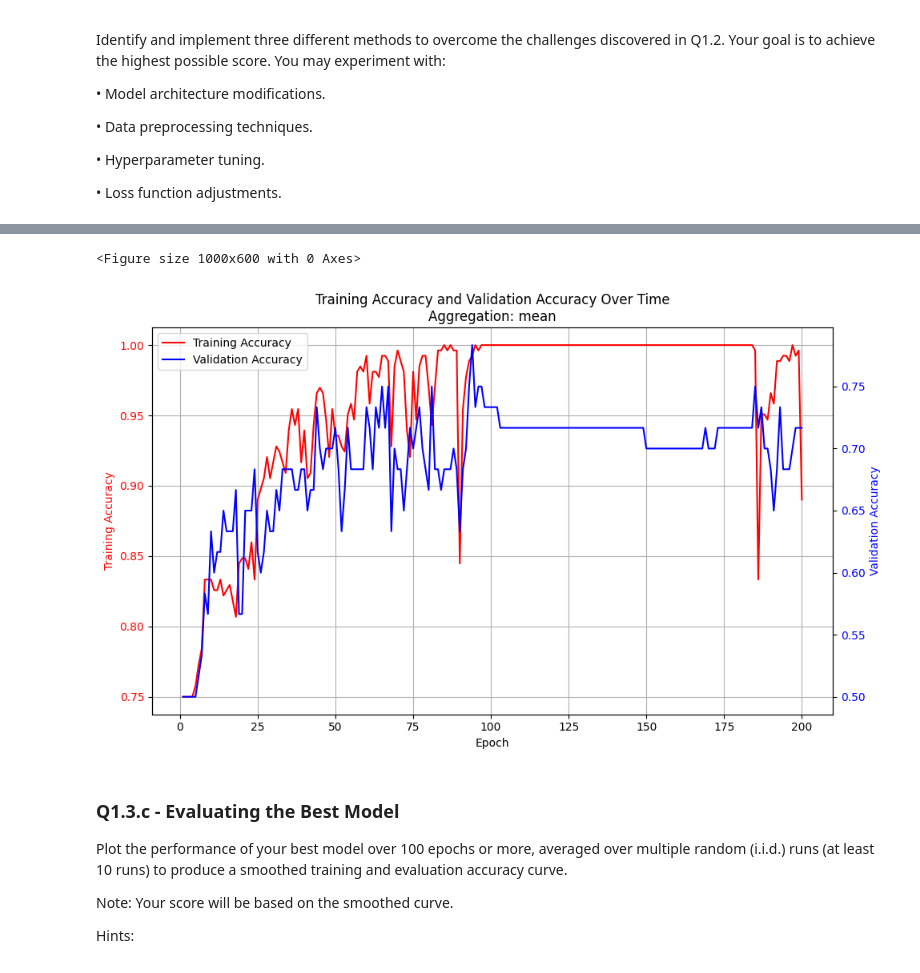
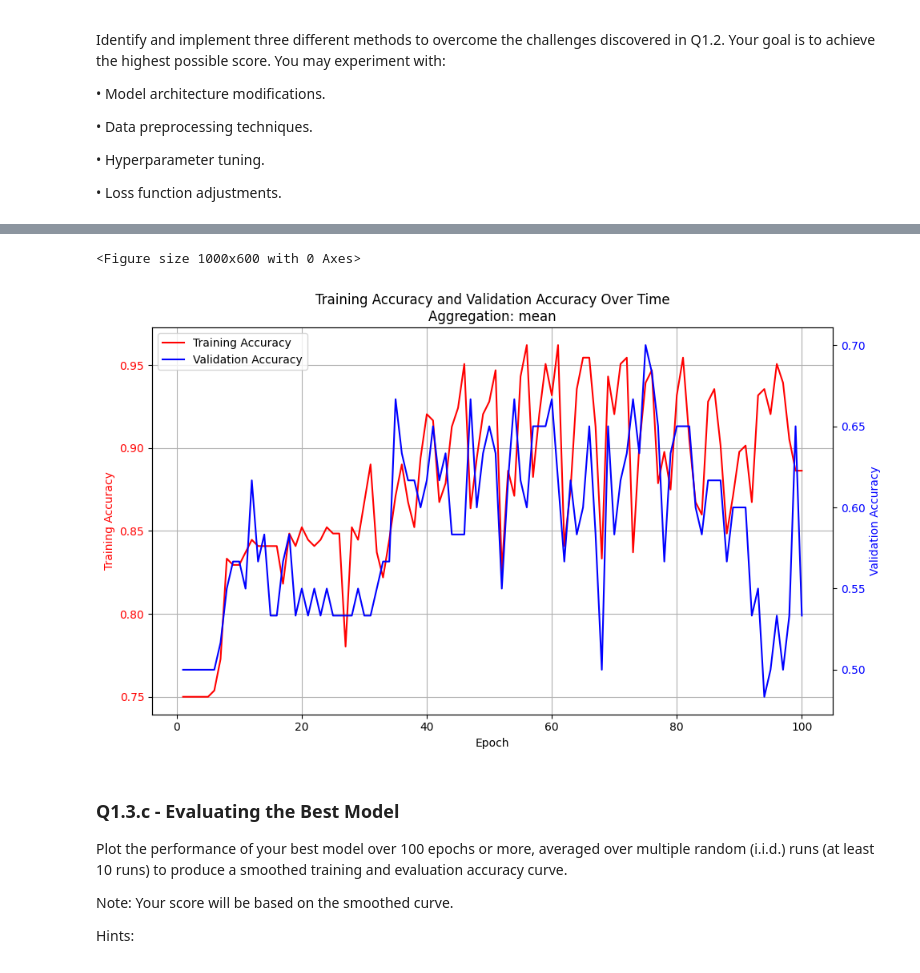
Before and after one commit to yingyan797/graph-learning, a Jupyter notebook: q1_graph_classification.ipynb, the cells around one changed output, grey strips where cells are left out. Drawn from its saved outputs; the diff is of its cells as text; code cells hidden in the pictures.

```diff
--- a/q1_graph_classification.ipynb
+++ b/q1_graph_classification.ipynb
@@ -760,23 +760,23 @@ Q1.2. Your goal is to achieve the highest possible score. You may experiment wit
 # MODIFY THE CODE BELOW
 # ####################################################
 
-num_epochs = 200
+num_epochs = 100
 # device = torch.device("cuda" if torch.cuda.is_available() else "cpu")
 # print(device)
 criterion = nn.BCELoss()
 for agg in ["mean"]:
-    model = MyGraphNeuralNetwork2(input_dim, 64, 4)
-    optimizer = optim.Adam(model.parameters(), lr=0.001)
-    # lr_sched = optim.lr_scheduler.CosineAnnealingWarmRestarts(optimizer, 5)
+    model = MyGraphNeuralNetwork2(input_dim, 16, 5)
+    optimizer = optim.Adam(model.parameters(), lr=0.005)
+    lr_sched = optim.lr_scheduler.CosineAnnealingWarmRestarts(optimizer, 5)
     train_acc, eval_acc = [], []
     for epoch in range(num_epochs):
         loss = train_epoch(model, train_data, optimizer, criterion, graph_aggregation_method=agg)
         train_acc.append(test(model, train_data)[-1])
         yt,yp,acc = test(model, eval_data)
         eval_acc.append(acc)
-        if epoch % 4 == 0:
+        if epoch % 5 == 0:
             print(f"Epoch {epoch+1} loss {loss} acc {train_acc[-1]}/{eval_acc[-1]}")
-        # lr_sched.step(epoch)
+        lr_sched.step(epoch)
 
     # Call this function in the end.
     plot_training_and_validation(train_acc, eval_acc, agg)
@@ -805,5 +808,5 @@ Epoch 197 loss 0.017344067895087596 acc 1.0/0.7
 <Figure size 1000x600 with 0 Axes>
-[figure, old version]
+[figure, new version]
 # %% [markdown]
 ### Q1.3.c - Evaluating the Best Model
 
```
Also changed, not shown: parts of 8 cells of this notebook, 1 other file.
